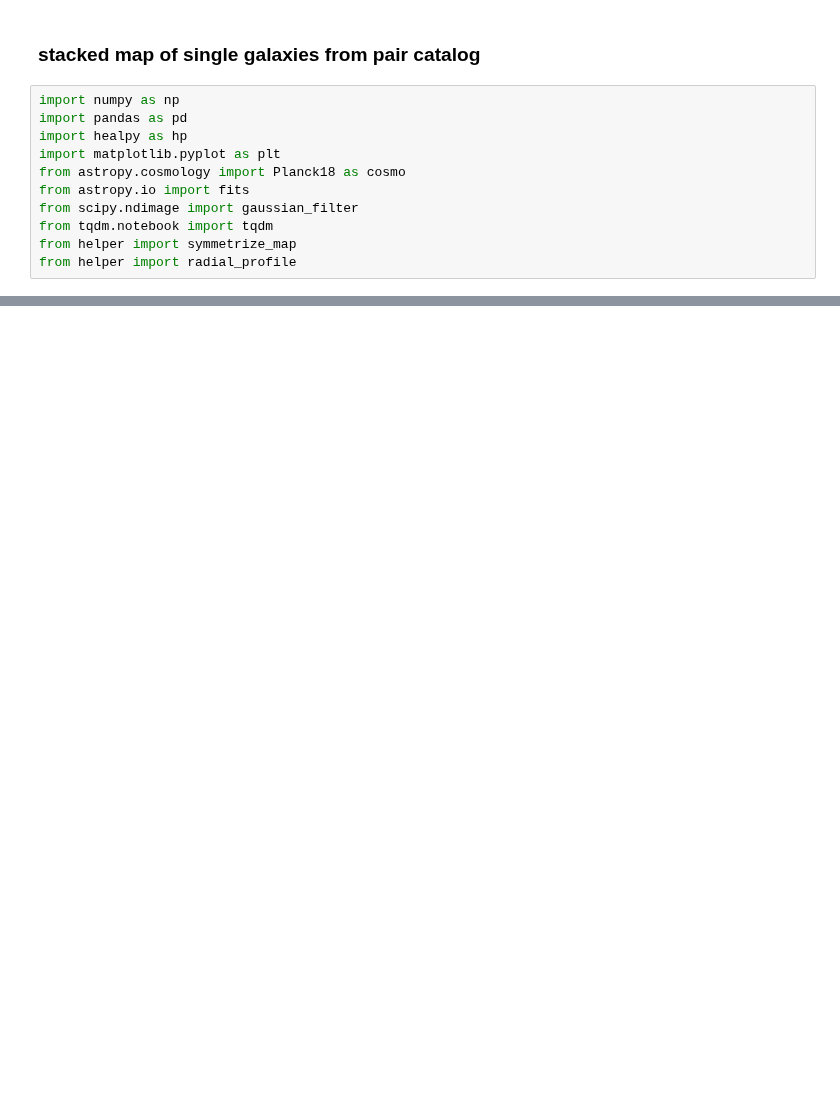
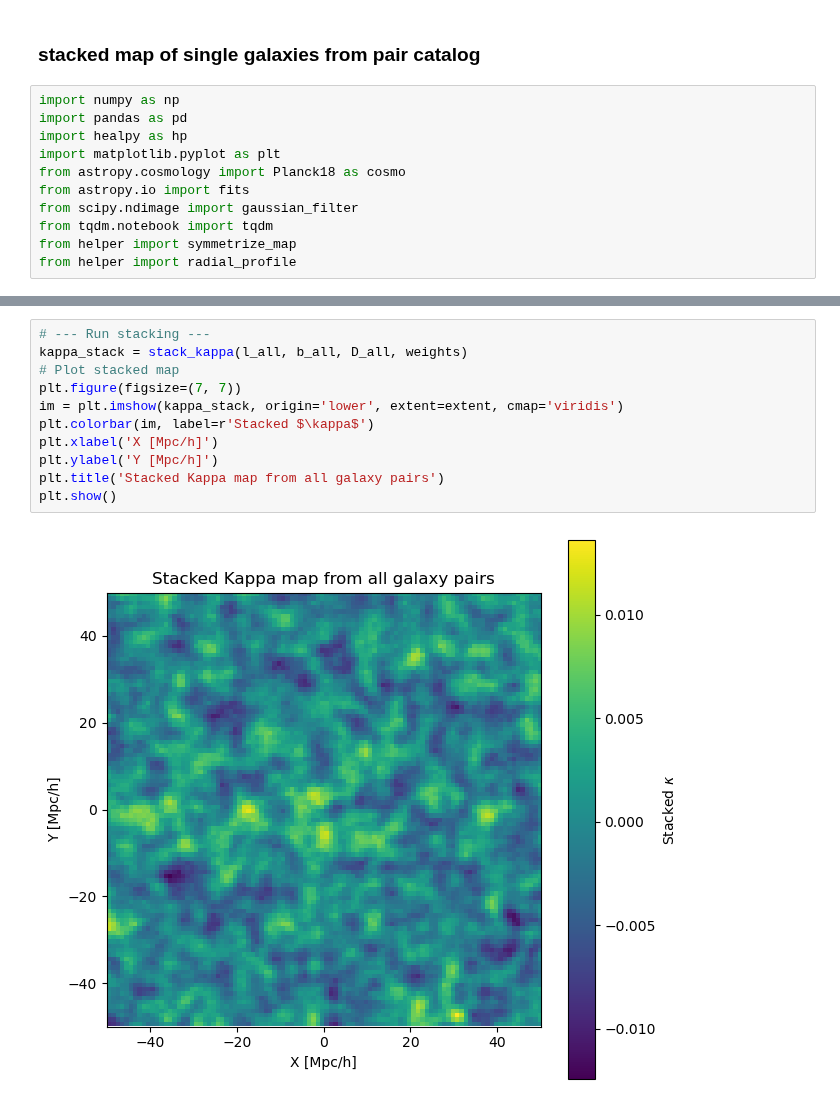
Before and after one commit to carolinewu327/astrophysics, a Jupyter notebook: stack_single_from_pair_catalog.ipynb, the cells around one changed output, grey strips where cells are left out. Drawn from its saved outputs; the diff is of its cells as text; blank space fills up the shorter version.

```diff
--- a/stack_single_from_pair_catalog.ipynb
+++ b/stack_single_from_pair_catalog.ipynb
@@ -122,0 +85,13 @@ array([ 2.78890599e-03,  2.91688597e-03,  3.19667117e-03,  3.45102182e-03,
+# %%
+# --- Run stacking ---
+kappa_stack = stack_kappa(l_all, b_all, D_all, weights)
+# Plot stacked map
+plt.figure(figsize=(7, 7))
+im = plt.imshow(kappa_stack, origin='lower', extent=extent, cmap='viridis')
+plt.colorbar(im, label=r'Stacked $\kappa$')
+plt.xlabel('X [Mpc/h]')
+plt.ylabel('Y [Mpc/h]')
+plt.title('Stacked Kappa map from all galaxy pairs')
+plt.show()
+# %% [output]
+[figure, added]
```
Also changed, not shown: parts of 3 cells of this notebook, 2 other files.
